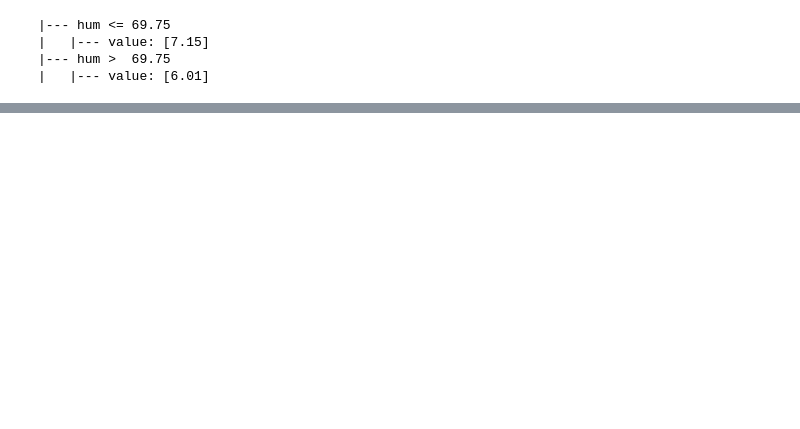
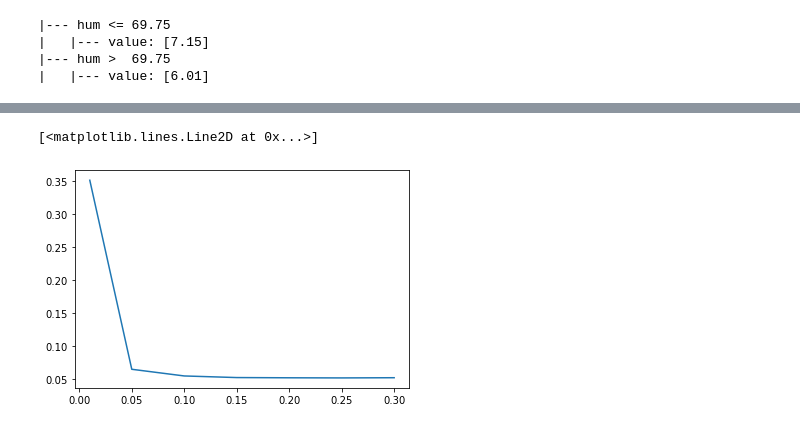
Before and after one commit to KenWuqianghao/ML-Zoomcamp-Midterm-Project, a Jupyter notebook: notebook.ipynb, the cells around one changed output, grey strips where cells are left out. Saved outputs shown, nothing was run; the diff lists cells and outputs as text; code cells hidden in the pictures; blank space fills up the shorter version.

Commit message:
Env + model

```diff
--- a/notebook.ipynb
+++ b/notebook.ipynb
@@ -98,0 +131,30 @@ print(export_text(dt, feature_names=dv.get_feature_names()))
+# %%
+import xgboost as xgb
+
+features = dv.get_feature_names()
+dtrain = xgb.DMatrix(X_train, label=y_train, feature_names=features)
+dval = xgb.DMatrix(X_val, label=y_val, feature_names=features)
+
+xgb_params = {
+    'eta': 0.3,
+    'max_depth': 6,
+    'min_child_weight': 1,
+
+    'objective': 'reg:squarederror',
+    'nthread': 8,
+
+    'seed': 1,
+    'verbosity': 1,
+}
+
+watchlist = [(dtrain, 'train'), (dval, 'val')]
+# %%
+scores = []
+etas = [0.01, 0.05, 0.1, 0.15, 0.2, 0.25, 0.3]
+
+for eta in etas:
+    xgb_params['eta'] = eta
+    model = xgb.train(xgb_params, dtrain, num_boost_round=100, evals = watchlist)
+    y_pred = model.predict(dval)
+    rmse_score = rmse(y_val, y_pred)
+    scores.append((eta,rmse_score))
@@ -98,0 +179,6 @@ print(export_text(dt, feature_names=dv.get_feature_names()))
+# %%
+df_scores = pd.DataFrame(scores, columns=['eta', 'rmse'])
+plt.plot(df_scores.eta, df_scores.rmse)
+# %% [output]
+[<matplotlib.lines.Line2D at 0x...>]
+[figure, added]
```
Also changed, not shown: parts of 12 cells of this notebook, 7 other files.
